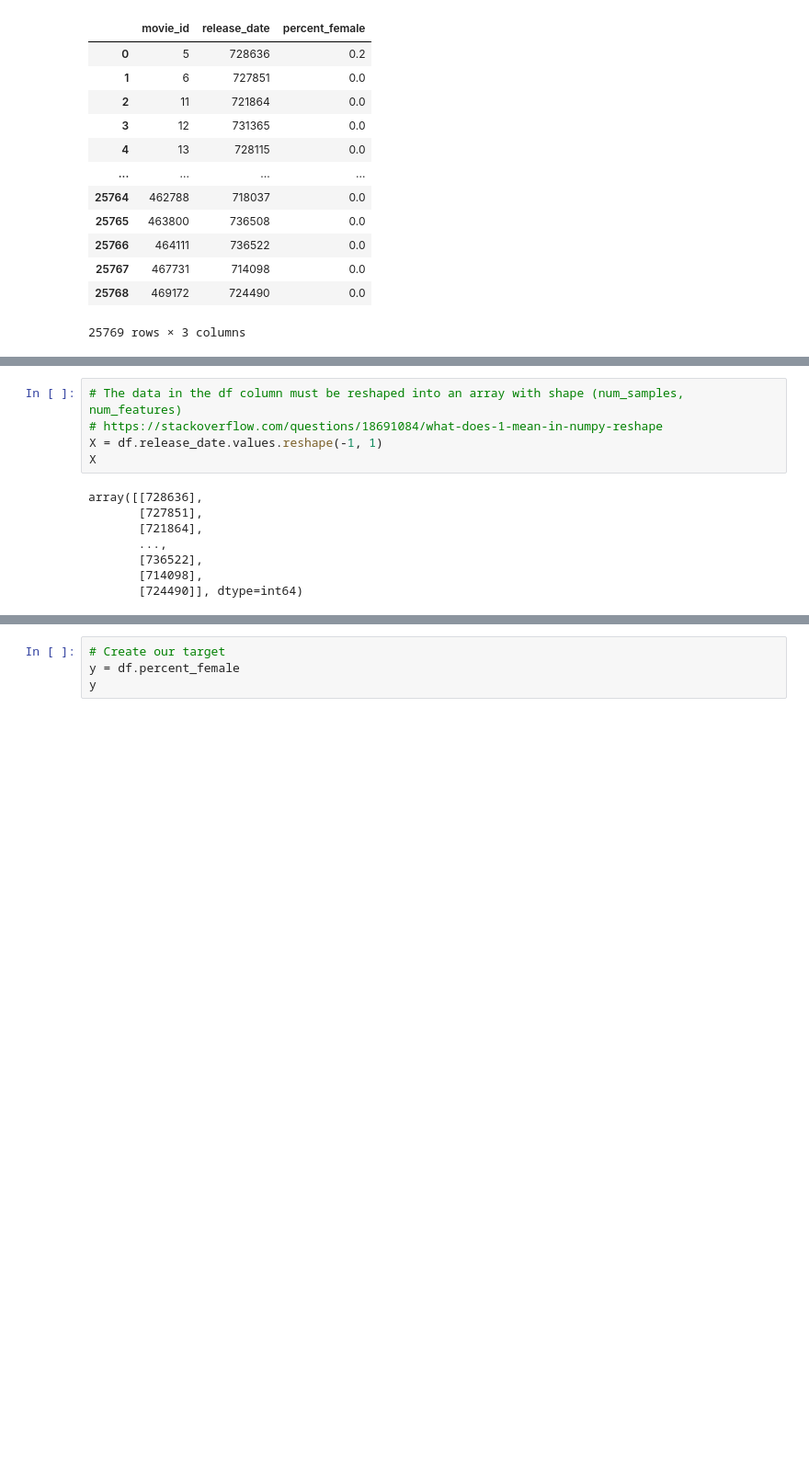
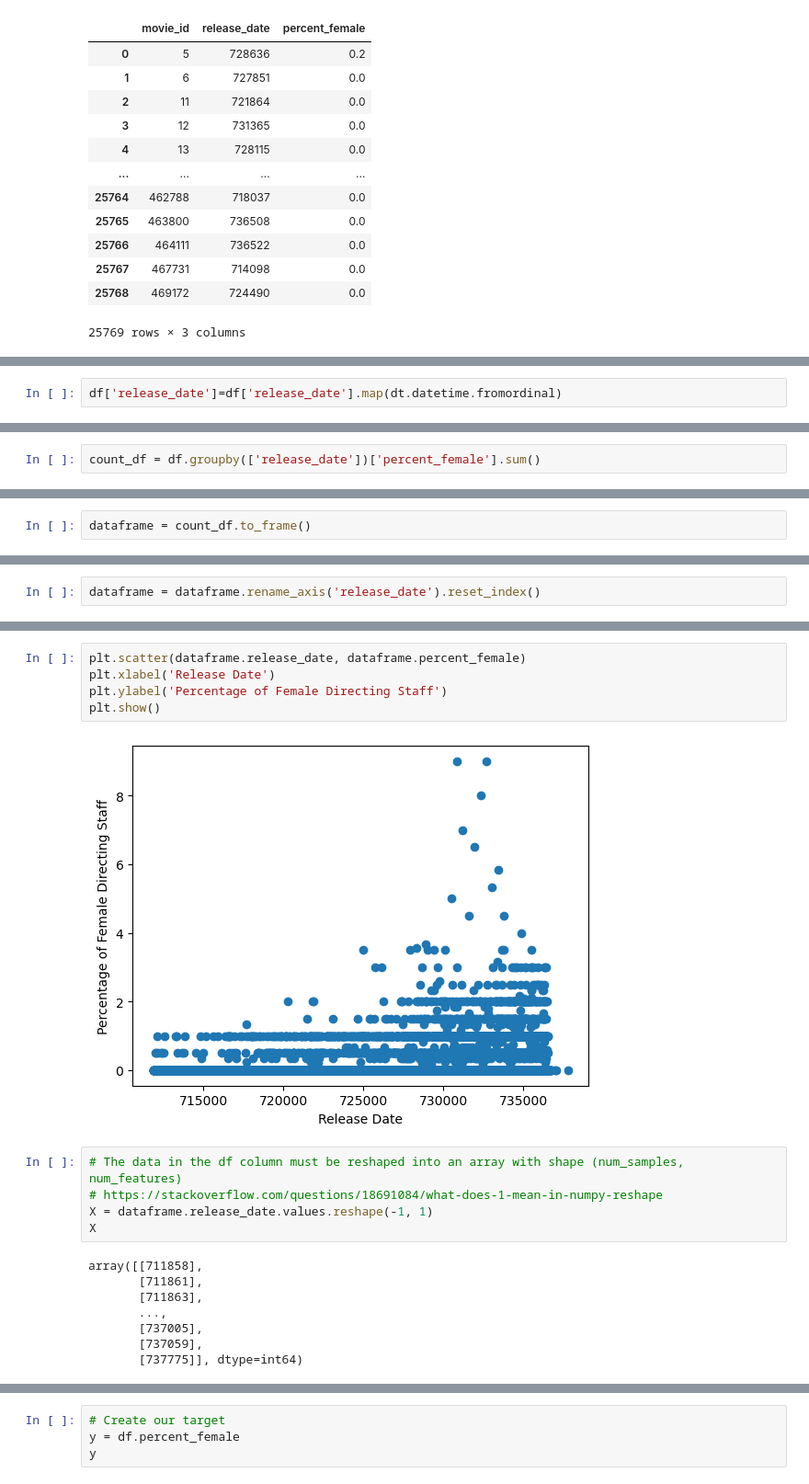
Before and after one commit to caseygomez/Female-Representation-In-The-Film-Industry, a Jupyter notebook: carolyn_linear_regression_practice.ipynb, the cells around one changed output, grey strips where cells are left out. Shown at 92% size. Drawn from its saved outputs; the diff is of its cells as text; blank space fills up the shorter version.

```diff
--- a/carolyn_linear_regression_practice.ipynb
+++ b/carolyn_linear_regression_practice.ipynb
@@ -79,0 +74,2 @@ plt.show()
+# %%
+df['release_date']=df['release_date'].map(dt.datetime.fromordinal)
@@ -79,0 +78,2 @@ plt.show()
+# %%
+count_df = df.groupby(['release_date'])['percent_female'].sum()
@@ -79,0 +96,2 @@ plt.show()
+# %%
+dataframe = count_df.to_frame()
@@ -79,0 +115,2 @@ plt.show()
+# %%
+dataframe = dataframe.rename_axis('release_date').reset_index()
@@ -80,16 +133,23 @@ plt.show()
+# %%
+plt.scatter(dataframe.release_date, dataframe.percent_female)
+plt.xlabel('Release Date')
+plt.ylabel('Percentage of Female Directing Staff')
+plt.show()
+# %% [output]
+[figure, added]
 # %%
 # The data in the df column must be reshaped into an array with shape (num_samples, num_features)
 # https://stackoverflow.com/questions/18691084/what-does-1-mean-in-numpy-reshape
-X = df.release_date.values.reshape(-1, 1)
+X = dataframe.release_date.values.reshape(-1, 1)
 X
 # %% [output]
-array([[728636],
-       [727851],
-       [721864],
+array([[711858],
+       [711861],
+       [711863],
        ...,
-       [736522],
-       [714098],
-       [724490]], dtype=int64)
+       [737005],
+       [737059],
+       [737775]], dtype=int64)
 # %%
 X.shape
 # %% [output]
```
Also changed, not shown: parts of 10 cells of this notebook, 2 other files.
